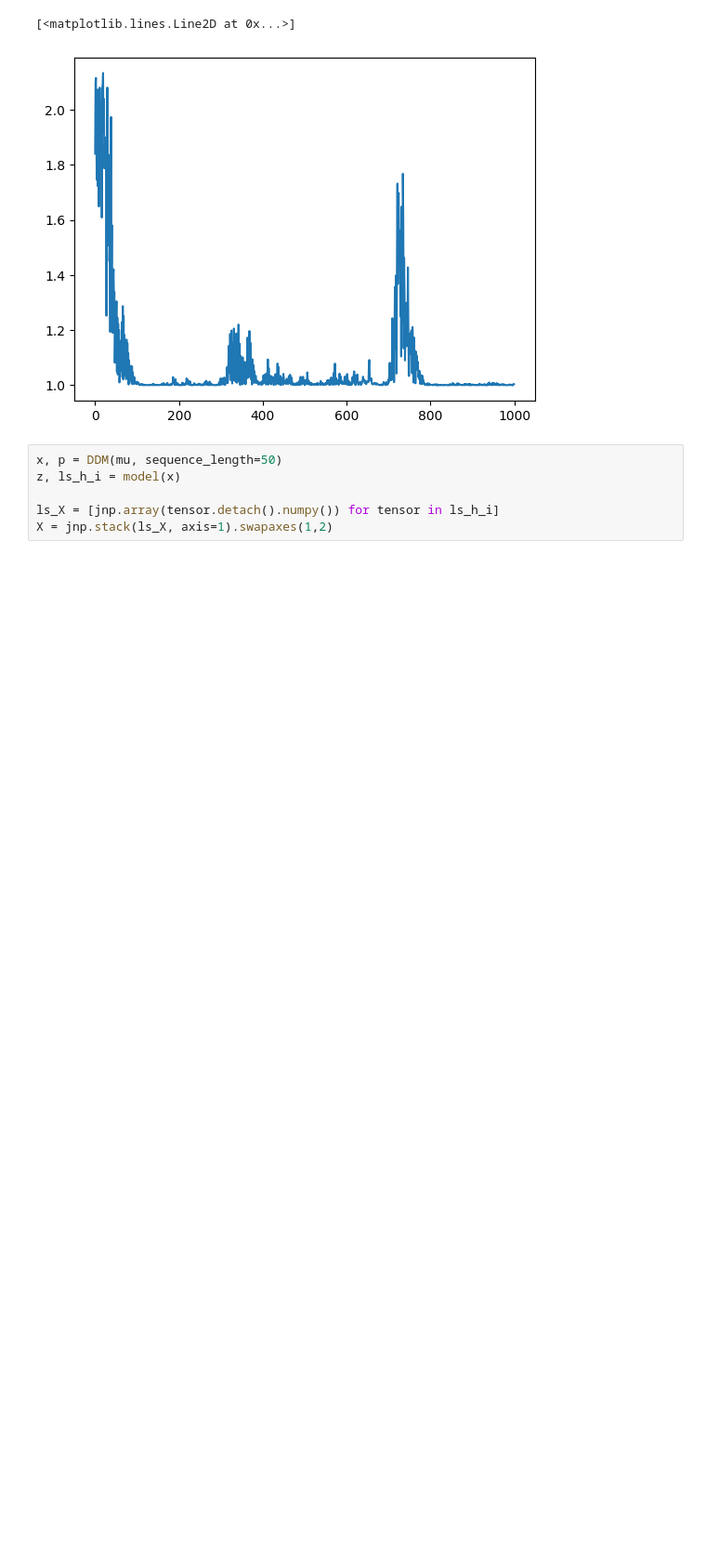
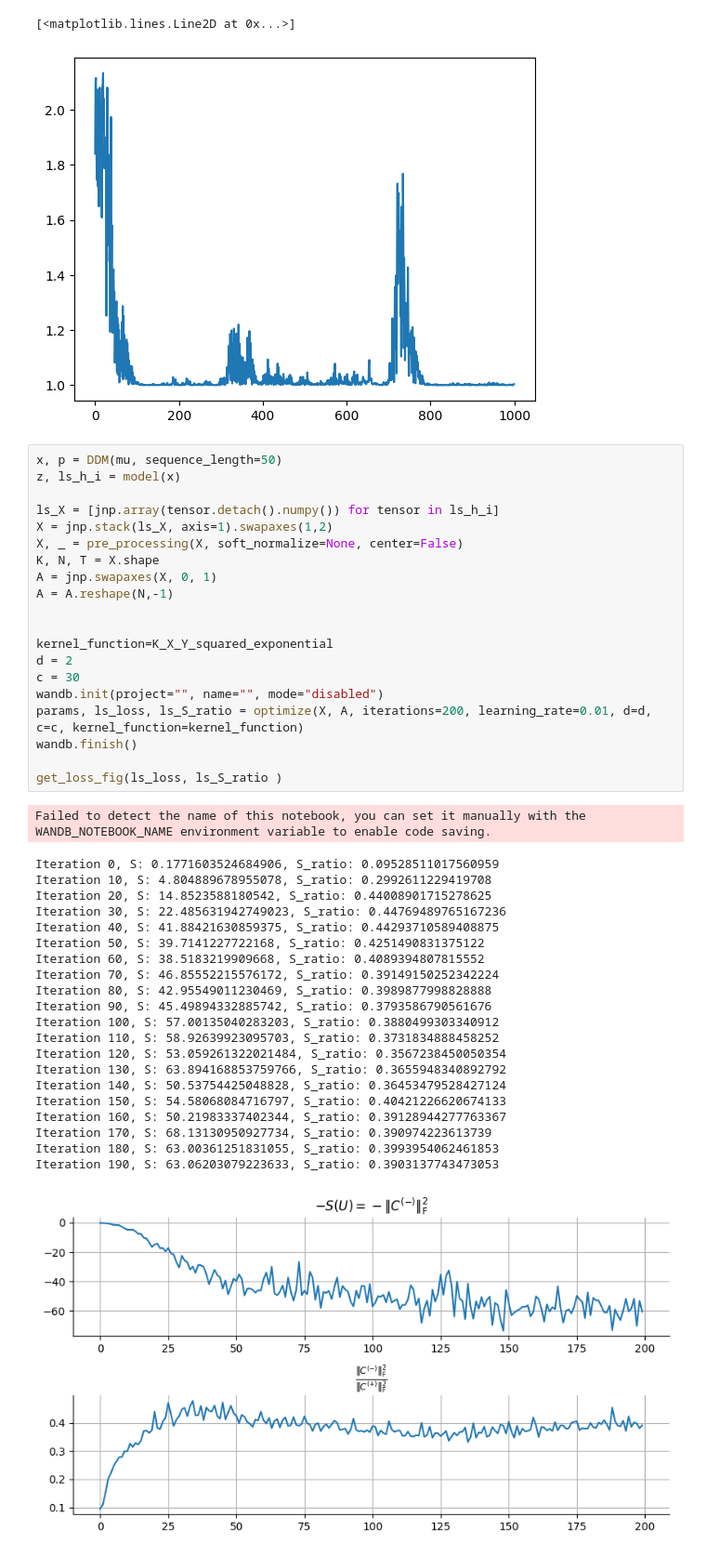
Before and after one commit to ArielleRosinski/SCA_project, a Jupyter notebook: RNN.ipynb, the cells around one changed output. Shown at 93% size. Drawn from its saved outputs; the diff is of its cells as text; blank space fills up the shorter version.

```diff
--- a/RNN.ipynb
+++ b/RNN.ipynb
@@ -101,6 +105,43 @@ plt.plot(ls_loss)
 # %%
 x, p = DDM(mu, sequence_length=50)
 z, ls_h_i = model(x)
 
 ls_X = [jnp.array(tensor.detach().numpy()) for tensor in ls_h_i]
 X = jnp.stack(ls_X, axis=1).swapaxes(1,2)
+X, _ = pre_processing(X, soft_normalize=None, center=False)
+K, N, T = X.shape
+A = jnp.swapaxes(X, 0, 1)
+A = A.reshape(N,-1)
+
+
+kernel_function=K_X_Y_squared_exponential
+d = 2
+c = 30
+wandb.init(project="", name="", mode="disabled")
+params, ls_loss, ls_S_ratio = optimize(X, A, iterations=200, learning_rate=0.01, d=d, c=c, kernel_function=kernel_function)
+wandb.finish()
+
+get_loss_fig(ls_loss, ls_S_ratio )
+# %% [output]
+Failed to detect the name of this notebook, you can set it manually with the WANDB_NOTEBOOK_NAME environment variable to enable code saving.
+Iteration 0, S: 0.1771603524684906, S_ratio: 0.09528511017560959
+Iteration 10, S: 4.804889678955078, S_ratio: 0.2992611229419708
+Iteration 20, S: 14.8523588180542, S_ratio: 0.44008901715278625
+Iteration 30, S: 22.485631942749023, S_ratio: 0.44769489765167236
+Iteration 40, S: 41.88421630859375, S_ratio: 0.44293710589408875
+Iteration 50, S: 39.7141227722168, S_ratio: 0.4251490831375122
+Iteration 60, S: 38.5183219909668, S_ratio: 0.4089394807815552
+Iteration 70, S: 46.85552215576172, S_ratio: 0.39149150252342224
+Iteration 80, S: 42.95549011230469, S_ratio: 0.3989877998828888
+Iteration 90, S: 45.49894332885742, S_ratio: 0.3793586790561676
+Iteration 100, S: 57.00135040283203, S_ratio: 0.3880499303340912
+Iteration 110, S: 58.92639923095703, S_ratio: 0.3731834888458252
+Iteration 120, S: 53.059261322021484, S_ratio: 0.3567238450050354
+Iteration 130, S: 63.894168853759766, S_ratio: 0.3655948340892792
+Iteration 140, S: 50.53754425048828, S_ratio: 0.36453479528427124
+Iteration 150, S: 54.58068084716797, S_ratio: 0.40421226620674133
+Iteration 160, S: 50.21983337402344, S_ratio: 0.39128944277763367
+Iteration 170, S: 68.13130950927734, S_ratio: 0.390974223613739
+Iteration 180, S: 63.00361251831055, S_ratio: 0.3993954062461853
+Iteration 190, S: 63.06203079223633, S_ratio: 0.3903137743473053
+[figure, added]
```
Also changed, not shown: parts of 2 cells of this notebook.
